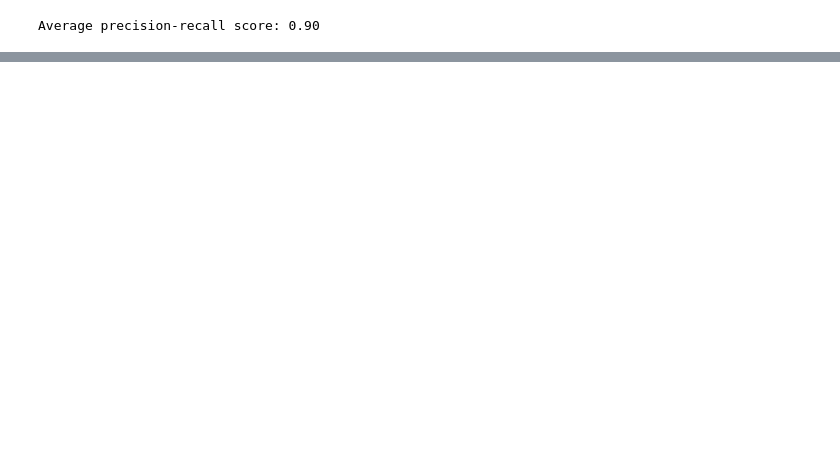
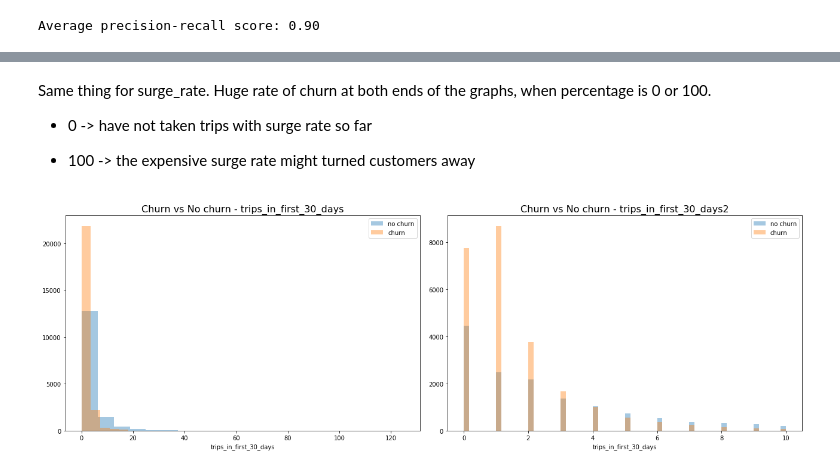
Before and after one commit to kammybdeng/churn-analysis-case-study, a Jupyter notebook: Churn-Prediction-Report.ipynb, the cells around one changed output, grey strips where cells are left out. Saved outputs shown, nothing was run; the diff lists cells and outputs as text; code cells hidden in the pictures; blank space fills up the shorter version.

```diff
--- a/Churn-Prediction-Report.ipynb
+++ b/Churn-Prediction-Report.ipynb
@@ -446,0 +469,25 @@ plt.show()
+# %% [markdown]
+Same thing for surge_rate. Huge rate of churn at both ends of the graphs, when percentage is 0 or 100.
+
+- 0 -> have not taken trips with surge rate so far
+
+- 100 -> the expensive surge rate might turned customers away
+# %%
+fig, ax = plt.subplots(nrows=1, ncols=2, figsize=(18, 6))
+
+sns.distplot(train[train.churn == 0].trips_in_first_30_days, bins = 20, kde=False, label = 'no churn', ax = ax[0])
+sns.distplot(train[train.churn == 1].trips_in_first_30_days, bins = 20, kde=False, label = 'churn', ax = ax[0])
+ax[0].set_title('Churn vs No churn - trips_in_first_30_days', fontsize=16)
+
+
+sns.distplot(train[(train.trips_in_first_30_days <= 10) & (train.churn == 0)].trips_in_first_30_days, bins = 60, kde=False, label = 'no churn', ax = ax[1])
+sns.distplot(train[(train.trips_in_first_30_days <= 10) & (train.churn == 1)].trips_in_first_30_days, bins = 60, kde=False, label = 'churn', ax = ax[1])
+ax[1].set_title('Churn vs No churn - trips_in_first_30_days2', fontsize=16)
+
+
+ax[0].legend()
+ax[1].legend()
+plt.tight_layout()
+plt.show()
+# %% [output]
+[figure, added]
```
Also changed, not shown: parts of 65 cells of this notebook, 3 other files.
